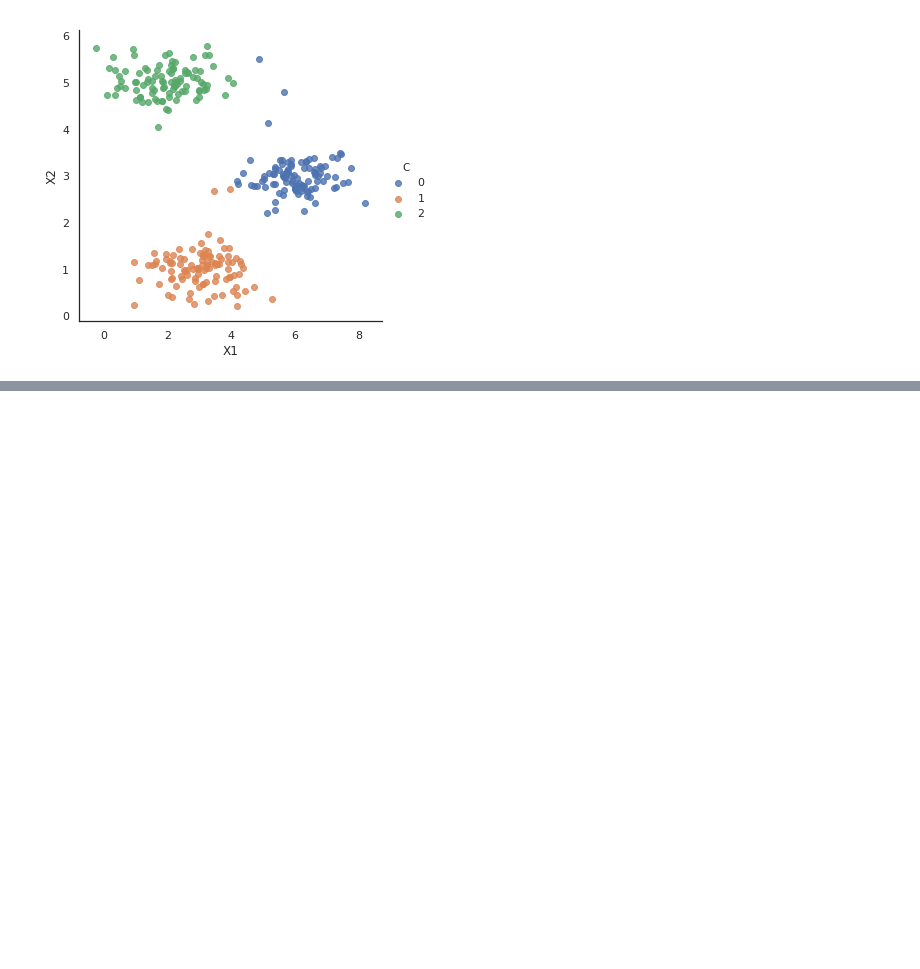
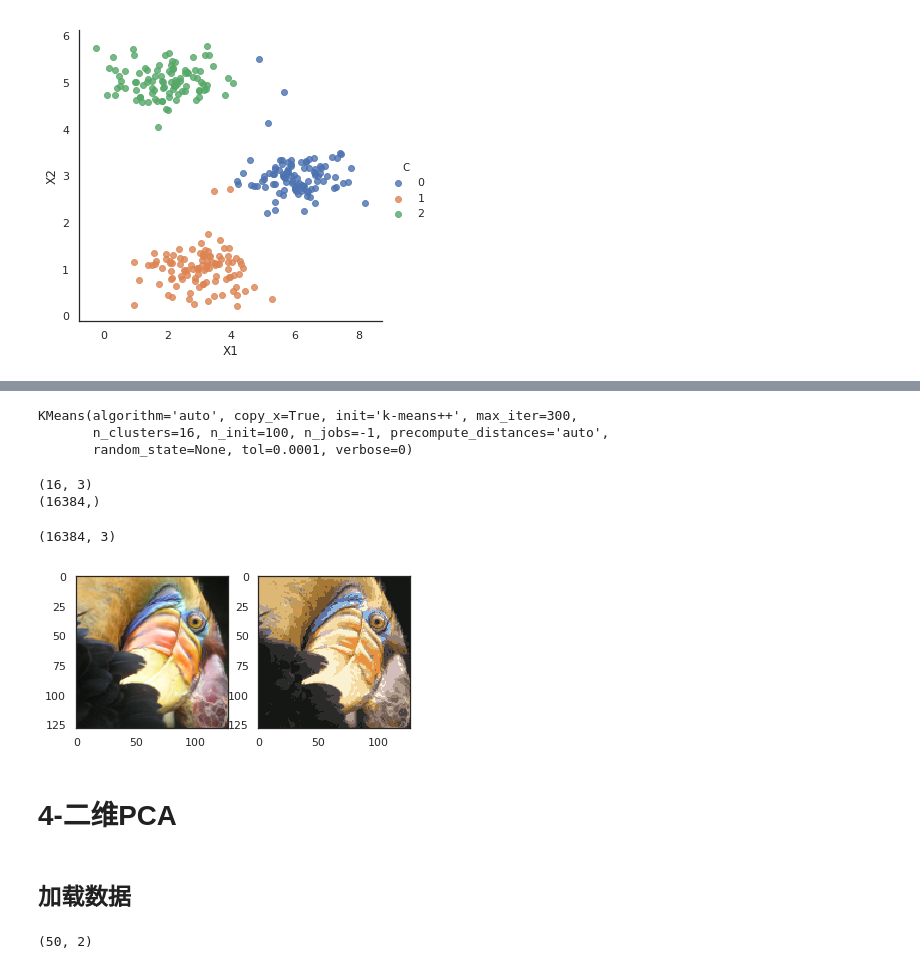
Before and after one commit to xiaochengJF/MachineLearning, a Jupyter notebook: Ex7_Kmeans_and_PCA.ipynb, the cells around one changed output, grey strips where cells are left out. Saved outputs shown, nothing was run; the diff lists cells and outputs as text; code cells hidden in the pictures; blank space fills up the shorter version.

```diff
--- a/Ex7_Kmeans_and_PCA.ipynb
+++ b/Ex7_Kmeans_and_PCA.ipynb
@@ -278,0 +426,34 @@ plt.show()
+# %%
+from sklearn.cluster import KMeans
+
+model = KMeans(n_clusters=16, n_init=100, n_jobs=-1)
+# %%
+model.fit(data)
+# %% [output]
+KMeans(algorithm='auto', copy_x=True, init='k-means++', max_iter=300,
+       n_clusters=16, n_init=100, n_jobs=-1, precompute_distances='auto',
+       random_state=None, tol=0.0001, verbose=0)
+# %%
+centroids = model.cluster_centers_
+print(centroids.shape)
+
+C = model.predict(data)
+print(C.shape)
+# %% [output]
+(16, 3)
+(16384,)
+# %%
+centroids[C].shape
+# %% [output]
+(16384, 3)
+# %%
+compressed_pic = centroids[C].reshape((128,128,3))
+# %%
+fig, ax = plt.subplots(1, 2)
+ax[0].imshow(pic)
+ax[1].imshow(compressed_pic)
+plt.show()
+# %% [output]
+[figure, added]
+# %% [markdown]
+# 4-二维PCA
@@ -278,0 +468,2 @@ plt.show()
+# %% [markdown]
+## 加载数据
@@ -278,0 +489,9 @@ plt.show()
+# %%
+
+mat = sio.loadmat('./data/ex7data1.mat')
+X = mat.get('X')
+
+# visualize raw data
+print(X.shape)
+# %% [output]
+(50, 2)
```
Also changed, not shown: parts of 54 cells of this notebook.
